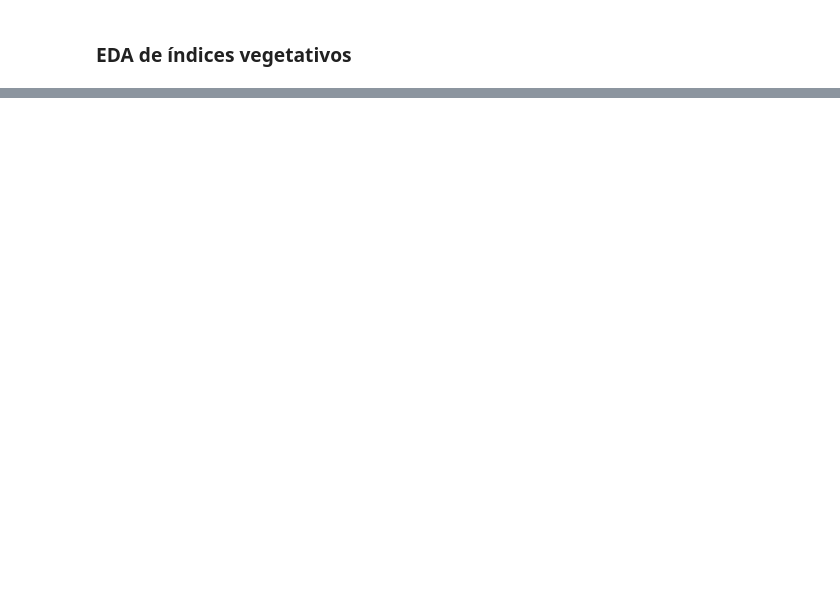
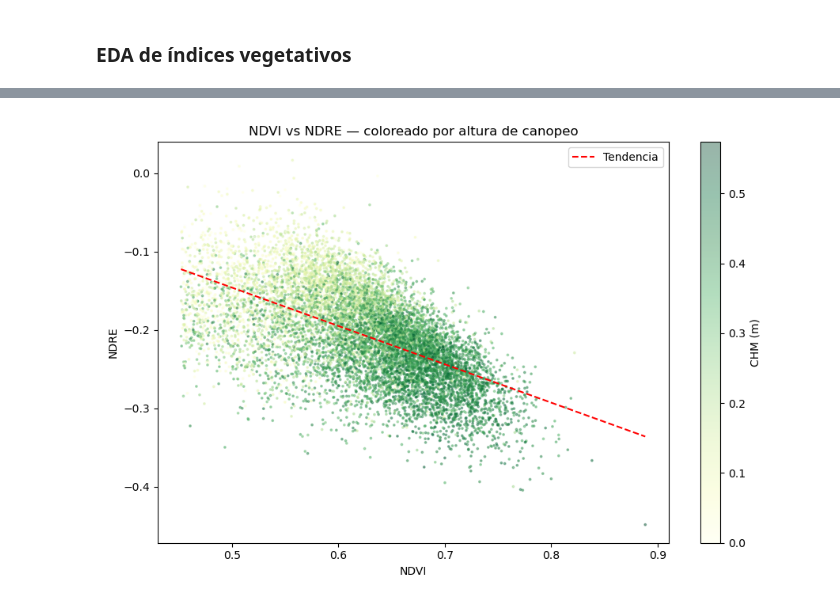
Before and after one commit to Mati279/Soybean-Phenotyping-Pipeline, a Jupyter notebook: notebooks/EDA.ipynb, the cells around one changed output, grey strips where cells are left out. Cells and saved outputs as stored; diff of their text form; code cells hidden in the pictures; blank space fills up the shorter version.

```diff
--- a/notebooks/EDA.ipynb
+++ b/notebooks/EDA.ipynb
@@ -186,0 +181,29 @@ Dataset optimizado. Columnas finales: ['pos_x', 'pos_y', 'Verde', 'Rojo', 'Borde
+# %%
+# Relación NDVI vs NDRE segmentada por altura de canopeo.
+fig, ax = plt.subplots(figsize=(9, 6))
+
+muestra = df_features.sample(10000, random_state=42)
+
+sc = ax.scatter(
+    muestra["ndvi"],
+    muestra["ndre"],
+    c=muestra["chm"],
+    cmap="YlGn",
+    alpha=0.4,
+    s=3,
+)
+plt.colorbar(sc, ax=ax, label="CHM (m)")
+ax.set_xlabel("NDVI")
+ax.set_ylabel("NDRE")
+ax.set_title("NDVI vs NDRE — coloreado por altura de canopeo")
+
+# Línea de tendencia.
+z = np.polyfit(muestra["ndvi"].dropna(), muestra["ndre"].dropna(), 1)
+p = np.poly1d(z)
+x_line = np.linspace(muestra["ndvi"].min(), muestra["ndvi"].max(), 100)
+ax.plot(x_line, p(x_line), "r--", linewidth=1.5, label="Tendencia")
+ax.legend()
+plt.tight_layout()
+plt.show()
+# %% [output]
+[figure, added]
```
Also changed, not shown: parts of 6 cells of this notebook, 4 other files.
